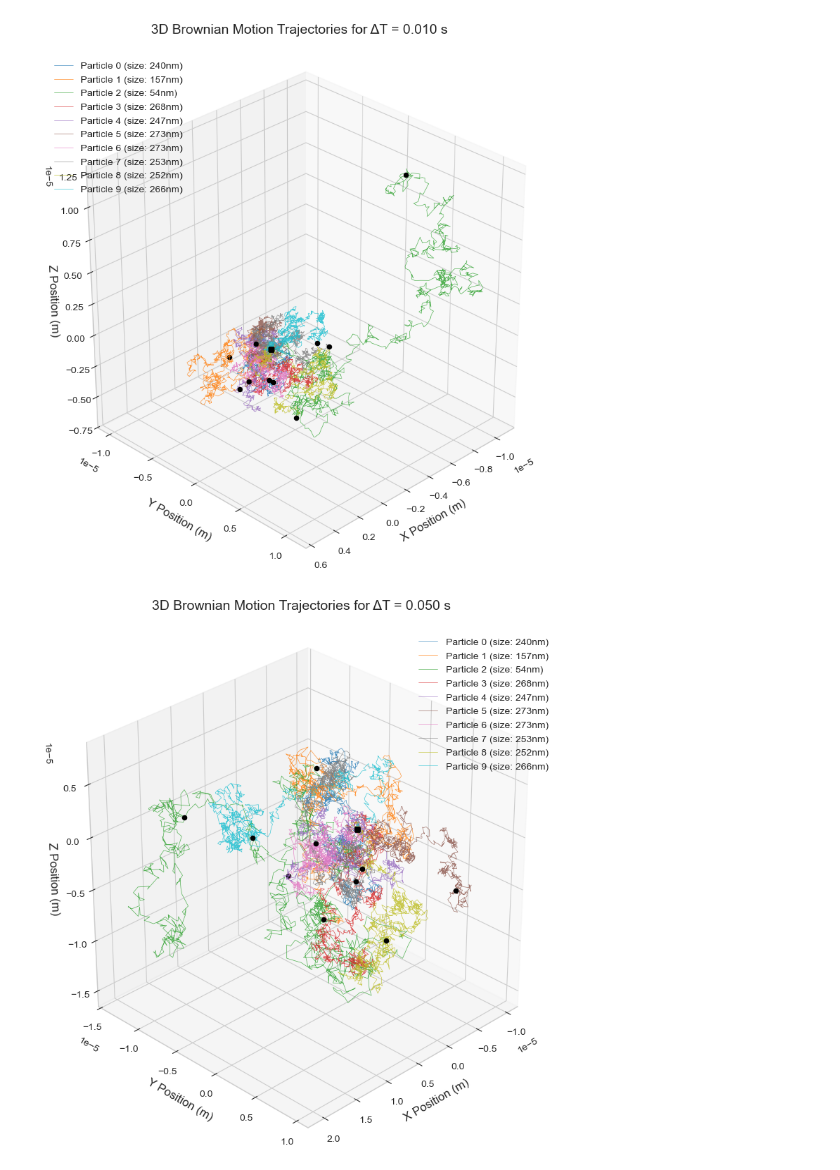
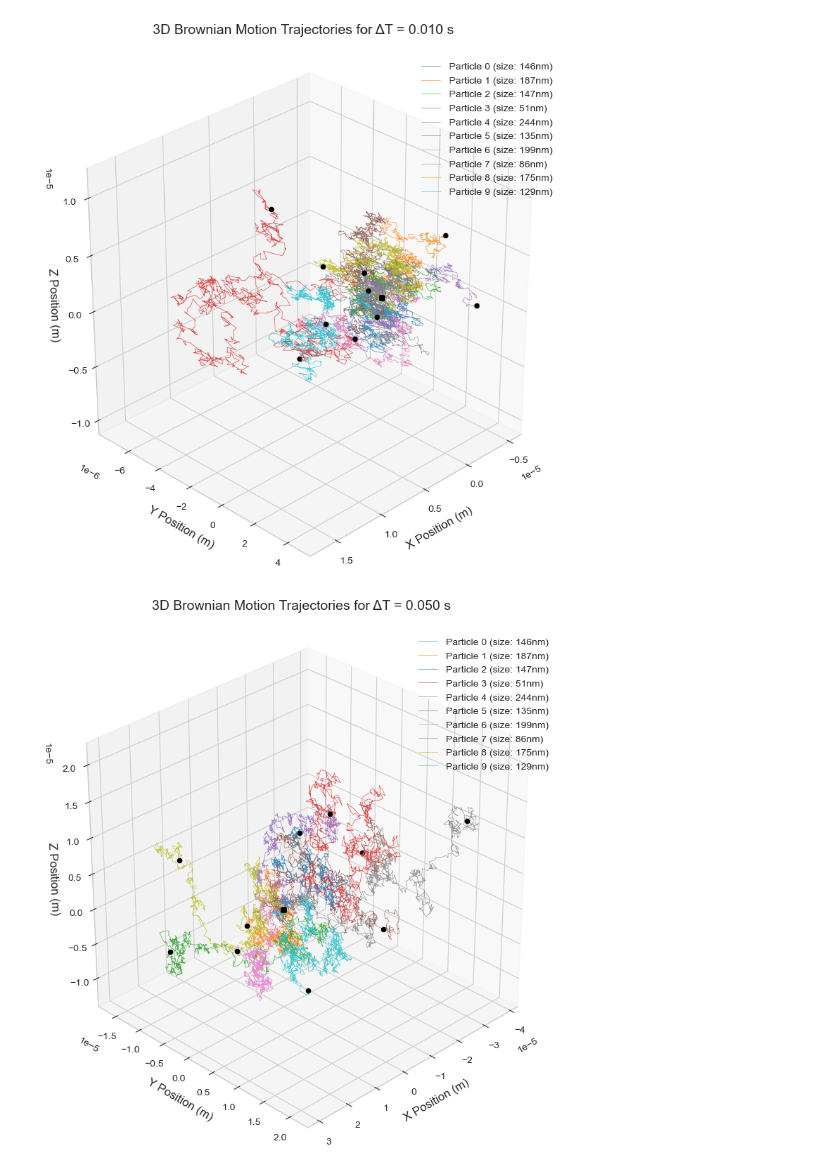
Before and after one commit to clarinGCneal/Thesis_Simulation, a Jupyter notebook: Python_Plotting/3d/2.ipynb, the cells around one changed output. Drawn from its saved outputs; the diff is of its cells as text; code cells hidden in the pictures.

```diff
--- a/Python_Plotting/3d/2.ipynb
+++ b/Python_Plotting/3d/2.ipynb
@@ -8,7 +8,7 @@ import matplotlib.pyplot as plt
 plt.style.use('seaborn-v0_8-whitegrid')
 
 # Folder where the CSV files are located
-folder_path = r"D:/Thesis_Workspace/Main_Cplusplus/brownian_v1.6"  # Adjust as needed
+folder_path = r"D:/Thesis_Workspace/Python_Plotting/3d/Benchmark_v.1.6"  # Adjust as needed
 
 def format_particle_size(size):
     """
@@ -128,32 +128,32 @@ else:
             for p, group in df_msd_all.groupby("particle"):
                 group = group.sort_values("time").copy()
                 group["smoothed_time"] = smooth_data(group["time"])
                 group["smoothed_msd"] = smooth_data(group["msd"])
                 raw_size = group["particle_size"].iloc[0] if "particle_size" in group.columns else None
                 particle_size = format_particle_size(raw_size) if raw_size is not None else "Unknown"
                 ax.plot(group["smoothed_time"], group["smoothed_msd"],
                         color=particle_colors[p],
                         label=f"Particle {p} (size: {particle_size})",
                         linewidth=1, marker='o', markersize=0.5, alpha=0.85)
         else:
             # Otherwise, plot a single curve for the entire ΔT group.
             df_msd_all["smoothed_time"] = smooth_data(df_msd_all["time"])
             df_msd_all["smoothed_msd"] = smooth_data(df_msd_all["msd"])
             ax.plot(df_msd_all["smoothed_time"], df_msd_all["smoothed_msd"],
                     label=f"MSD dt={dt_val}", linewidth=1, marker='o', markersize=0.5, alpha=0.85)
 
         ax.set_xlabel("Time (s)", fontsize=12)
         ax.set_ylabel("Mean Squared Displacement (m²)", fontsize=12)
         ax.set_title(f"MSD Over Time (Smoothed) for ΔT = {float(dt_val):.3f} s",
                      fontsize=14, pad=15)
         ax.grid(True, linestyle='--', alpha=0.7)
         ax.legend(fontsize=10)
         fig.tight_layout()
         # Optionally, save the figure:
         # fig.savefig(f"msd_dt_{dt_val}.png", dpi=300)
 
 # Finally, display all figures.
 plt.show()
 # %% [output]
-[figure, old version]
+[figure, new version]
-[figure, old version]
+[figure, new version]
```
Also changed, not shown: parts of 4 cells of this notebook, 2 other files.
